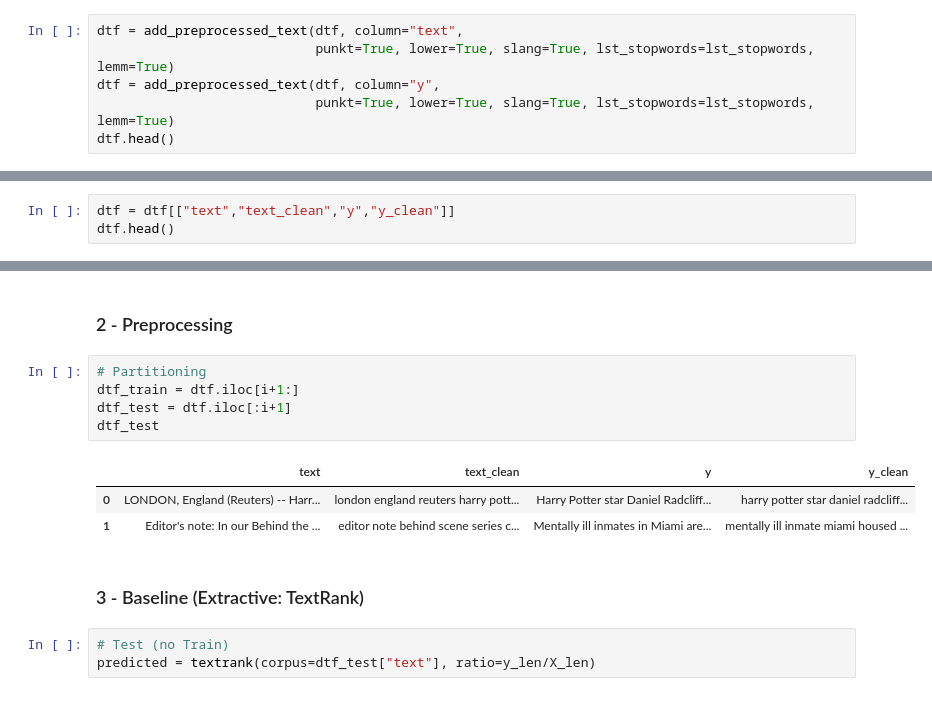
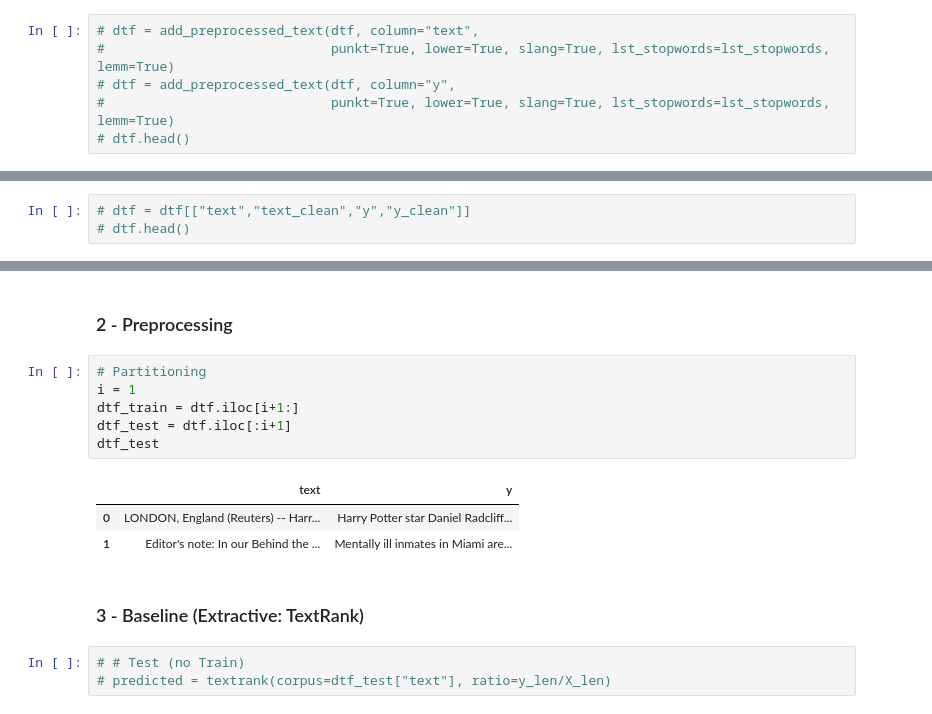
Before and after one commit to mayank-soni/text_summary, a Jupyter notebook: notebooks/transformer.ipynb, the cells around one changed output, grey strips where cells are left out. Saved outputs shown, nothing was run; the diff lists cells and outputs as text.

```diff
--- a/notebooks/transformer.ipynb
+++ b/notebooks/transformer.ipynb
@@ -119,11 +139,11 @@ lst_stopwords = lst_stopwords + ["cnn","say","said","new","wa","ha"]
  'wa',
  'ha']
 # %%
-dtf = add_preprocessed_text(dtf, column="text",
-                            punkt=True, lower=True, slang=True, lst_stopwords=lst_stopwords, lemm=True)
-dtf = add_preprocessed_text(dtf, column="y",
-                            punkt=True, lower=True, slang=True, lst_stopwords=lst_stopwords, lemm=True)
-dtf.head()
+# dtf = add_preprocessed_text(dtf, column="text",
+#                             punkt=True, lower=True, slang=True, lst_stopwords=lst_stopwords, lemm=True)
+# dtf = add_preprocessed_text(dtf, column="y",
+#                             punkt=True, lower=True, slang=True, lst_stopwords=lst_stopwords, lemm=True)
+# dtf.head()
 # %% [output]
 |  | text | y | text_clean | y_clean |
 | 0 | LONDON, England (Reuters) -- Harr... | Harry Potter star Daniel Radcliff... | london england reuters harry pott... | harry potter star daniel radcliff... |
@@ -261,8 +281,8 @@ y_len = 40
 # %% [markdown]
 ###### Summary
 # %%
-dtf = dtf[["text","text_clean","y","y_clean"]]
-dtf.head()
+# dtf = dtf[["text","text_clean","y","y_clean"]]
+# dtf.head()
 # %% [output]
 |  | text | text_clean | y | y_clean |
 | 0 | LONDON, England (Reuters) -- Harr... | london england reuters harry pott... | Harry Potter star Daniel Radcliff... | harry potter star daniel radcliff... |
@@ -274,15 +294,16 @@ dtf.head()
 ### 2 - Preprocessing
 # %%
 # Partitioning
+i = 1
 dtf_train = dtf.iloc[i+1:]
 dtf_test = dtf.iloc[:i+1]
 dtf_test
 # %% [output]
-|  | text | text_clean | y | y_clean |
-| 0 | LONDON, England (Reuters) -- Harr... | london england reuters harry pott... | Harry Potter star Daniel Radcliff... | harry potter star daniel radcliff... |
-| 1 | Editor's note: In our Behind the ... | editor note behind scene series c... | Mentally ill inmates in Miami are... | mentally ill inmate miami housed ... |
+|  | text | y |
+| 0 | LONDON, England (Reuters) -- Harr... | Harry Potter star Daniel Radcliff... |
+| 1 | Editor's note: In our Behind the ... | Mentally ill inmates in Miami are... |
 # %% [markdown]
 ### 3 - Baseline (Extractive: TextRank)
 # %%
-# Test (no Train)
-predicted = textrank(corpus=dtf_test["text"], ratio=y_len/X_len)
+# # Test (no Train)
+# predicted = textrank(corpus=dtf_test["text"], ratio=y_len/X_len)
```
Also changed, not shown: parts of 83 cells of this notebook, 4 other files.
